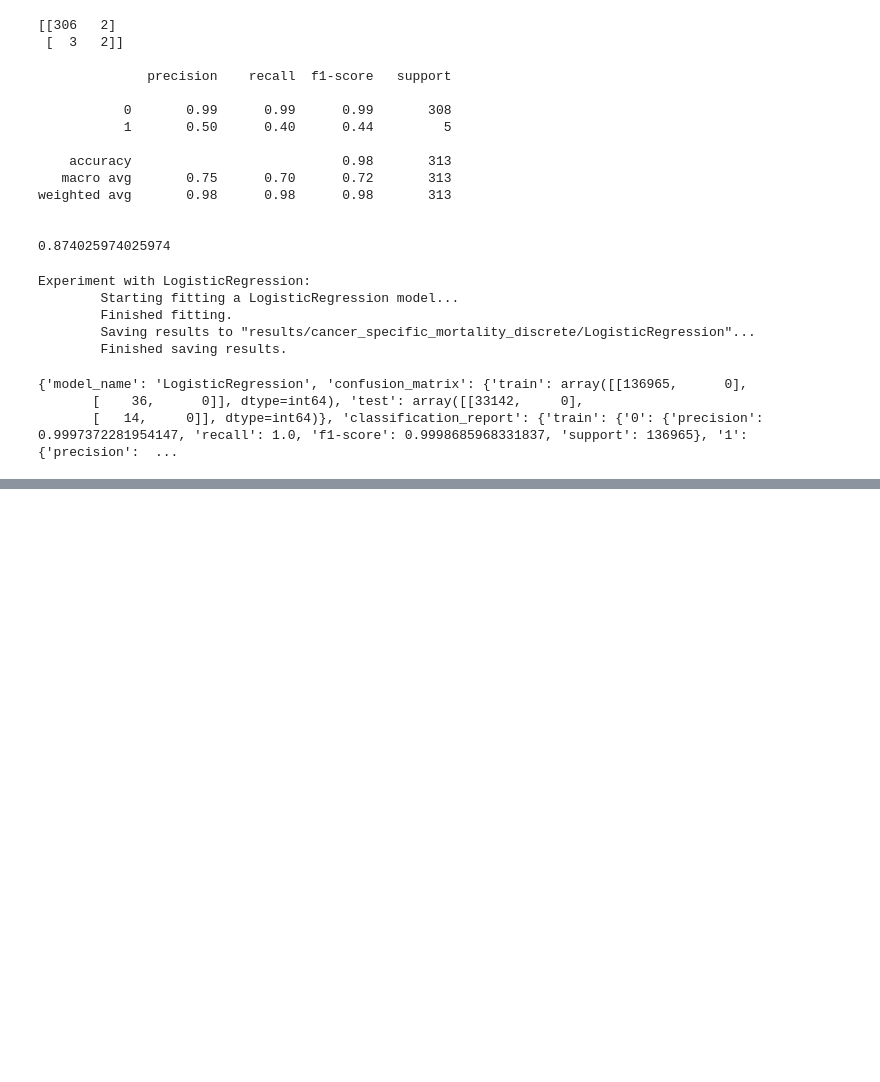
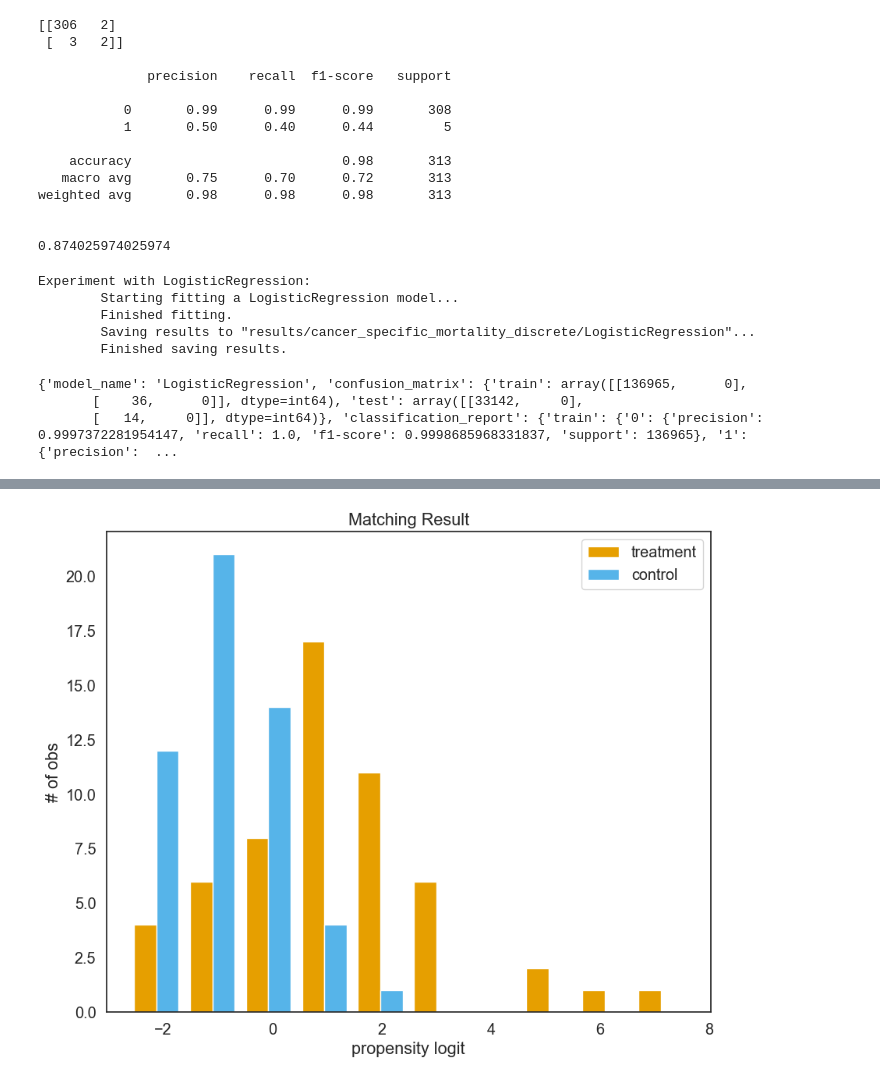
Before and after one commit to vytautas9/Tiriamasis_Projektas_3, a Jupyter notebook: ResearchProject3.ipynb, the cells around one changed output, grey strips where cells are left out. Cells and saved outputs as stored; diff of their text form; code cells hidden in the pictures; blank space fills up the shorter version.

```diff
--- a/ResearchProject3.ipynb
+++ b/ResearchProject3.ipynb
@@ -964,0 +1443,2 @@ print(experiment_info)
+# %%
+df_matched = psm.df_matched.query('patient_id in @all_ids')
@@ -964,0 +1498,18 @@ print(experiment_info)
+# %%
+temp = train.copy()
+temp = pd.get_dummies(temp, columns=['clinical_stage', 'pathological_gleason_gg', 'biopsy_gleason_gg',
+                               'pathologic_stage', 'surgical_margin_status', 'persistent_psa','TRYSgrupes'])
+temp = temp[temp.lni == '1.0']
+temp['lni'].replace('1.0', '1', inplace=True)
+temp = temp.astype({'lni': 'int32'})
+
+
+train_lni_Unknown0_1 = df_matched.copy()
+train_lni_Unknown0_1 = train_lni_Unknown0_1.drop(['propensity_score', 'propensity_logit'], axis=1)
+train_lni_Unknown0_1.reset_index(inplace=True, drop=True)
+train_lni_Unknown0_1['lni'].replace(1, 0, inplace=True)
+train_lni_Unknown0_1 = pd.concat([train_lni_Unknown0_1, temp])
+train_lni_Unknown0_1 = train_lni_Unknown0_1.drop(['PLNDO1', 'bcr', 'mts',
+                                                 'death_from_other_causes',
+                                                 'cancer_specific_mortality'], axis=1)
+print(train_lni_Unknown0_1.lni.value_counts())
@@ -964,0 +1540,5 @@ print(experiment_info)
+# %%
+# exclude: ignore any covariates (columns) passed to the it during model fitting
+# indx - required parameter that references a unique ID number for each case
+psm = PsmPy(train_lni_Unknown0_1, treatment='lni', indx='patient_id',
+            exclude = ['survival_months'])
@@ -964,0 +1565,4 @@ print(experiment_info)
+# %%
+psm.plot_match(Title='Matching Result', Ylabel='# of obs', Xlabel= 'propensity logit', names = ['treatment', 'control'])
+# %% [output]
+[figure, added]
```
Also changed, not shown: parts of 63 cells of this notebook.
